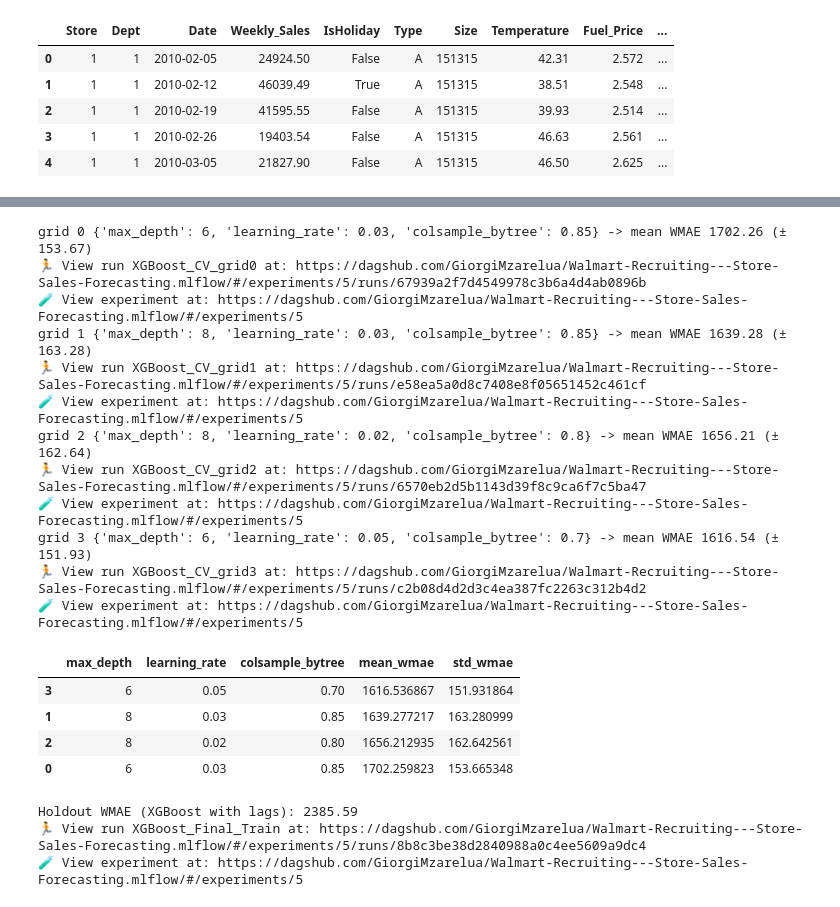
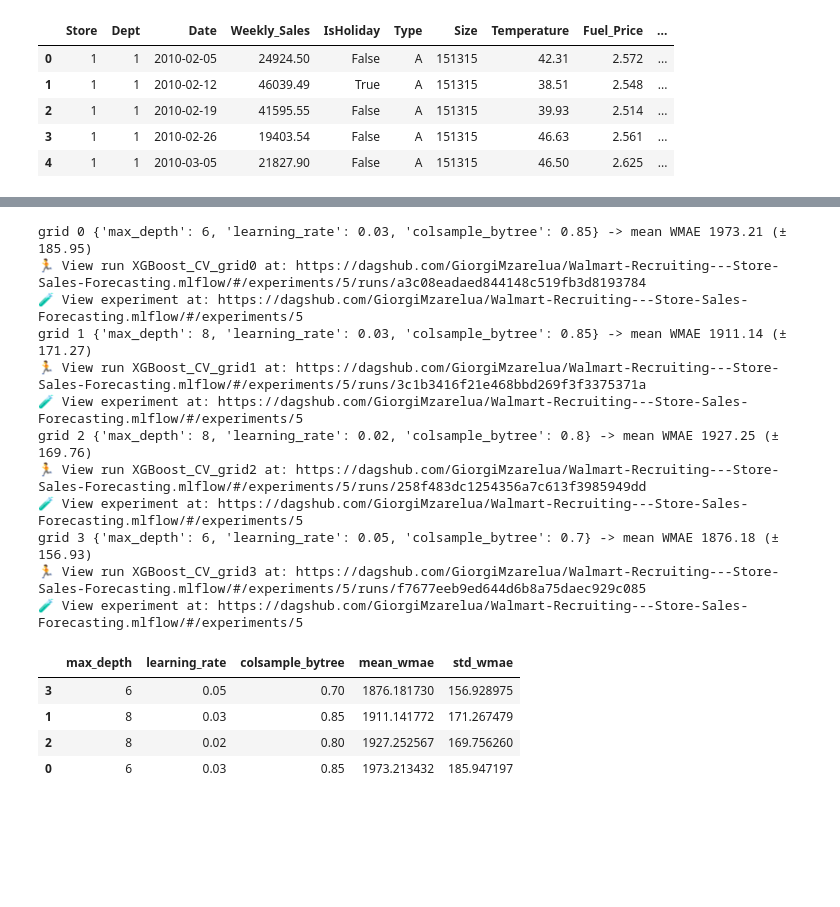
Before and after one commit to GiorgiMzarelua/Walmart-Recruiting---Store-Sales-Forecasting, a Jupyter notebook: notebooks/model_experiment_xgboost.ipynb, the cells around one changed output, grey strips where cells are left out. Saved outputs shown, nothing was run; the diff lists cells and outputs as text; code cells hidden in the pictures; blank space fills up the shorter version.

```diff
--- a/notebooks/model_experiment_xgboost.ipynb
+++ b/notebooks/model_experiment_xgboost.ipynb
@@ -130,6 +125,8 @@ tr, va = seasonal_holdout_split(train)
 
 with mlflow.start_run(run_name="XGBoost_Feature_Selection"):
     bundle = fit_xgboost(tr, xgb_params=dict(n_estimators=600, verbosity=0))
+
+    print("feature_columns:", bundle["feature_columns"])   # <-- stale-module check
 
     preds_va = predict_xgboost(bundle, va)
     val_wmae = wmae(va["Weekly_Sales"], preds_va, va["IsHoliday"])
@@ -144,17 +141,12 @@ with mlflow.start_run(run_name="XGBoost_Feature_Selection"):
     importances.plot(kind="barh", ax=ax)
     ax.set_title("XGBoost Feature Importance (Gain-based)")
     fig.tight_layout()
-    fig_path = "xgb_feature_importance.png"
-    fig.savefig(fig_path, dpi=120)
-    mlflow.log_artifact(fig_path)
+    fig.savefig("xgb_feature_importance.png", dpi=120)
+    mlflow.log_artifact("xgb_feature_importance.png")
     plt.show()
 
     rel_importance = importances / importances.sum()
     low_importance = rel_importance[rel_importance < 0.01].index.tolist()
-    selected_features = [c for c in FEATURE_COLUMNS if c not in low_importance]
-
-    mlflow.log_dict({"dropped_low_importance": low_importance,
-                      "selected_features": selected_features},
-                     "feature_selection.json")
-    print("Low-importance (<1%) features, candidates for removal:", low_importance)
+    mlflow.log_dict({"dropped_low_importance": low_importance}, "feature_selection.json")
+    print("Low-importance (<1%):", low_importance)
 # %% [output]
@@ -165,0 +217,13 @@ Low-importance (<1%) features, candidates for removal: ['Temperature', 'weeks_si
+# %%
+results2 = {}
+for s in [0.25, 0.5, 0.75, 1.0, 1.25]:
+    with mlflow.start_run(run_name=f"XGBoost_ChristmasShift_{s}"):
+        p = apply_holiday_shift(va, base, s)
+        score = wmae(va["Weekly_Sales"], p, va["IsHoliday"])
+        mlflow.log_param("shift_days", s)
+        mlflow.log_metric("holdout_wmae", score)
+        results2[s] = score
+        print(f"shift={s:>5} -> WMAE {score:.2f}")
+
+BEST_SHIFT = min(results2, key=results2.get)
+print(f"\nrefined best shift: {BEST_SHIFT} (WMAE {results2[BEST_SHIFT]:.2f})")
@@ -172,68 +293,44 @@ param_grid = [
 ]
 
 cv_results = []
-cv_splitter = RollingOriginSplitter(horizon_weeks=13, n_splits=3)
+cv_splitter = RollingOriginSplitter(horizon_weeks=39, n_splits=2)
 folds = list(cv_splitter.split(train))
 
 for i, p in enumerate(param_grid):
     fold_wmaes = []
     for tr_idx, va_idx in folds:
         tr_f, va_f = train.loc[tr_idx], train.loc[va_idx]
         bundle = fit_xgboost(tr_f, xgb_params=dict(**p, n_estimators=800, verbosity=0))
         preds = predict_xgboost(bundle, va_f)
         fold_wmaes.append(wmae(va_f["Weekly_Sales"], preds, va_f["IsHoliday"]))
 
     mean_wmae = float(np.mean(fold_wmaes))
     std_wmae = float(np.std(fold_wmaes))
     cv_results.append({**p, "mean_wmae": mean_wmae, "std_wmae": std_wmae})
 
     with mlflow.start_run(run_name=f"XGBoost_CV_grid{i}"):
         mlflow.log_params(p)
         mlflow.log_metric("mean_wmae", mean_wmae)
         mlflow.log_metric("std_wmae", std_wmae)
         print(f"grid {i} {p} -> mean WMAE {mean_wmae:.2f} (± {std_wmae:.2f})")
 
 cv_df = pd.DataFrame(cv_results).sort_values("mean_wmae")
 cv_df
 # %% [output]
-grid 0 {'max_depth': 6, 'learning_rate': 0.03, 'colsample_bytree': 0.85} -> mean WMAE 1702.26 (± 153.67)
-🏃 View run XGBoost_CV_grid0 at: https://dagshub.com/GiorgiMzarelua/Walmart-Recruiting---Store-Sales-Forecasting.mlflow/#/experiments/5/runs/67939a2f7d4549978c3b6a4d4ab0896b
+grid 0 {'max_depth': 6, 'learning_rate': 0.03, 'colsample_bytree': 0.85} -> mean WMAE 1973.21 (± 185.95)
+🏃 View run XGBoost_CV_grid0 at: https://dagshub.com/GiorgiMzarelua/Walmart-Recruiting---Store-Sales-Forecasting.mlflow/#/experiments/5/runs/a3c08eadaed844148c519fb3d8193784
 🧪 View experiment at: https://dagshub.com/GiorgiMzarelua/Walmart-Recruiting---Store-Sales-Forecasting.mlflow/#/experiments/5
-grid 1 {'max_depth': 8, 'learning_rate': 0.03, 'colsample_bytree': 0.85} -> mean WMAE 1639.28 (± 163.28)
-🏃 View run XGBoost_CV_grid1 at: https://dagshub.com/GiorgiMzarelua/Walmart-Recruiting---Store-Sales-Forecasting.mlflow/#/experiments/5/runs/e58ea5a0d8c7408e8f05651452c461cf
+grid 1 {'max_depth': 8, 'learning_rate': 0.03, 'colsample_bytree': 0.85} -> mean WMAE 1911.14 (± 171.27)
+🏃 View run XGBoost_CV_grid1 at: https://dagshub.com/GiorgiMzarelua/Walmart-Recruiting---Store-Sales-Forecasting.mlflow/#/experiments/5/runs/3c1b3416f21e468bbd269f3f3375371a
 🧪 View experiment at: https://dagshub.com/GiorgiMzarelua/Walmart-Recruiting---Store-Sales-Forecasting.mlflow/#/experiments/5
-grid 2 {'max_depth': 8, 'learning_rate': 0.02, 'colsample_bytree': 0.8} -> mean WMAE 1656.21 (± 162.64)
-🏃 View run XGBoost_CV_grid2 at: https://dagshub.com/GiorgiMzarelua/Walmart-Recruiting---Store-Sales-Forecasting.mlflow/#/experiments/5/runs/6570eb2d5b1143d39f8c9ca6f7c5ba47
+grid 2 {'max_depth': 8, 'learning_rate': 0.02, 'colsample_bytree': 0.8} -> mean WMAE 1927.25 (± 169.76)
+🏃 View run XGBoost_CV_grid2 at: https://dagshub.com/GiorgiMzarelua/Walmart-Recruiting---Store-Sales-Forecasting.mlflow/#/experiments/5/runs/258f483dc1254356a7c613f3985949dd
 🧪 View experiment at: https://dagshub.com/GiorgiMzarelua/Walmart-Recruiting---Store-Sales-Forecasting.mlflow/#/experiments/5
-grid 3 {'max_depth': 6, 'learning_rate': 0.05, 'colsample_bytree': 0.7} -> mean WMAE 1616.54 (± 151.93)
-🏃 View run XGBoost_CV_grid3 at: https://dagshub.com/GiorgiMzarelua/Walmart-Recruiting---Store-Sales-Forecasting.mlflow/#/experiments/5/runs/c2b08d4d2d3c4ea387fc2263c312b4d2
+grid 3 {'max_depth': 6, 'learning_rate': 0.05, 'colsample_bytree': 0.7} -> mean WMAE 1876.18 (± 156.93)
+🏃 View run XGBoost_CV_grid3 at: https://dagshub.com/GiorgiMzarelua/Walmart-Recruiting---Store-Sales-Forecasting.mlflow/#/experiments/5/runs/f7677eeb9ed644d6b8a75daec929c085
 🧪 View experiment at: https://dagshub.com/GiorgiMzarelua/Walmart-Recruiting---Store-Sales-Forecasting.mlflow/#/experiments/5
 |  | max_depth | learning_rate | colsample_bytree | mean_wmae | std_wmae |
-| 3 | 6 | 0.05 | 0.70 | 1616.536867 | 151.931864 |
-| 1 | 8 | 0.03 | 0.85 | 1639.277217 | 163.280999 |
-| 2 | 8 | 0.02 | 0.80 | 1656.212935 | 162.642561 |
-| 0 | 6 | 0.03 | 0.85 | 1702.259823 | 153.665348 |
+| 3 | 6 | 0.05 | 0.70 | 1876.181730 | 156.928975 |
+| 1 | 8 | 0.03 | 0.85 | 1911.141772 | 171.267479 |
+| 2 | 8 | 0.02 | 0.80 | 1927.252567 | 169.756260 |
+| 0 | 6 | 0.03 | 0.85 | 1973.213432 | 185.947197 |
-# %%
-best_params = cv_df.iloc[0].to_dict()
-best_xgb_params = {
-    "max_depth": int(best_params["max_depth"]),
-    "learning_rate": float(best_params["learning_rate"]),
-    "colsample_bytree": float(best_params["colsample_bytree"]),
-    "n_estimators": 2000,
-    "tree_method": 'hist'
-}
-
-with mlflow.start_run(run_name="XGBoost_Final_Train"):
-    bundle = fit_xgboost(tr, xgb_params=best_xgb_params, use_lags=True)
-    preds_va = predict_xgboost(bundle, va)
-    val_wmae = wmae(va["Weekly_Sales"], preds_va, va["IsHoliday"])
-
-    mlflow.log_params(best_xgb_params)
-    mlflow.log_param("use_lags", True)
-    mlflow.log_metric("holdout_wmae", val_wmae)
-
-    print(f"Holdout WMAE (XGBoost with lags): {val_wmae:.2f}")
-# %% [output]
-Holdout WMAE (XGBoost with lags): 2385.59
-🏃 View run XGBoost_Final_Train at: https://dagshub.com/GiorgiMzarelua/Walmart-Recruiting---Store-Sales-Forecasting.mlflow/#/experiments/5/runs/8b8c3be38d2840988a0c4ee5609a9dc4
-🧪 View experiment at: https://dagshub.com/GiorgiMzarelua/Walmart-Recruiting---Store-Sales-Forecasting.mlflow/#/experiments/5
```
Also changed, not shown: parts of 11 cells of this notebook.
